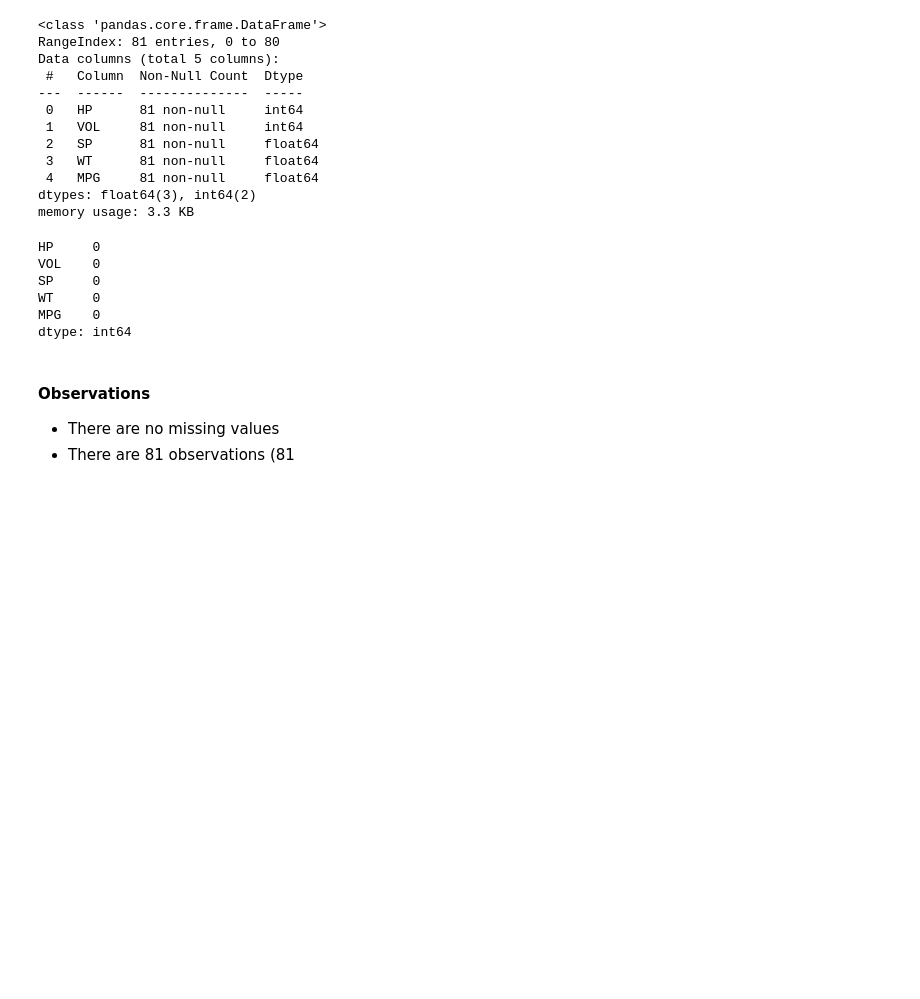
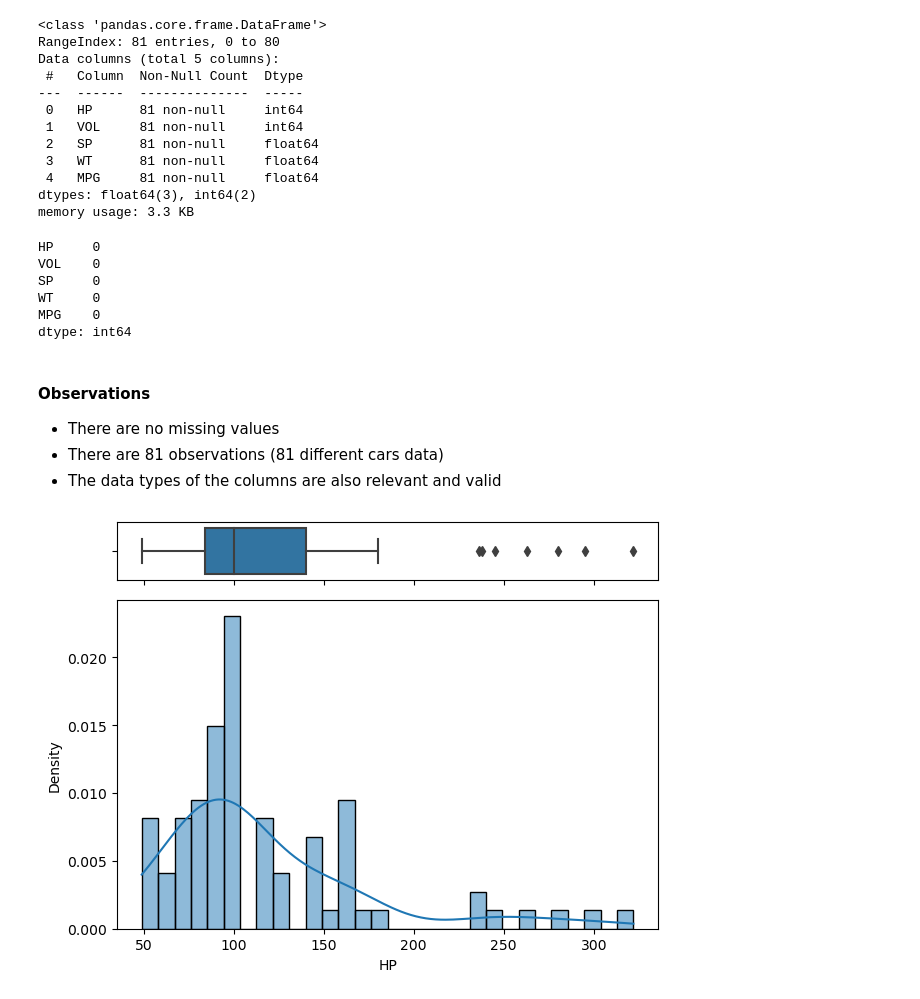
Before and after one commit to Vamshi7279/aiml_vamshi, a Jupyter notebook: Multiple Linear Regression.ipynb, the cells around one changed output. Drawn from its saved outputs; the diff is of its cells as text; code cells hidden in the pictures; blank space fills up the shorter version.

```diff
--- a/Multiple Linear Regression.ipynb
+++ b/Multiple Linear Regression.ipynb
@@ -70,4 +72,19 @@ dtype: int64
 # %% [markdown]
 #### Observations
  - There are no missing values
- - There are 81 observations (81
+ - There are 81 observations (81 different cars data)
+ - The data types of the columns are also relevant and valid
+# %%
+#Create a figure with two subplots (one above the other)
+fig, (ax_box, ax_hist)=plt.subplots(2, sharex=True, gridspec_kw={"height_ratios":(.15, .85)})
+# Create a boxplot
+sns.boxplot(data=cars, x='HP', ax=ax_box, orient='h')
+ax_box.set(xlabel='') #Remove x label for the boxplot
+#Create a histogram in the same x-axis
+sns.histplot(data=cars, x='HP', ax=ax_hist, bins=30, kde=True, stat="density")
+ax_hist.set(ylabel='Density')
+#Adjust Layout
+plt.tight_layout()
+plt.show()
+# %% [output]
+[figure, added]
```
Also changed, not shown: parts of 14 cells of this notebook.
